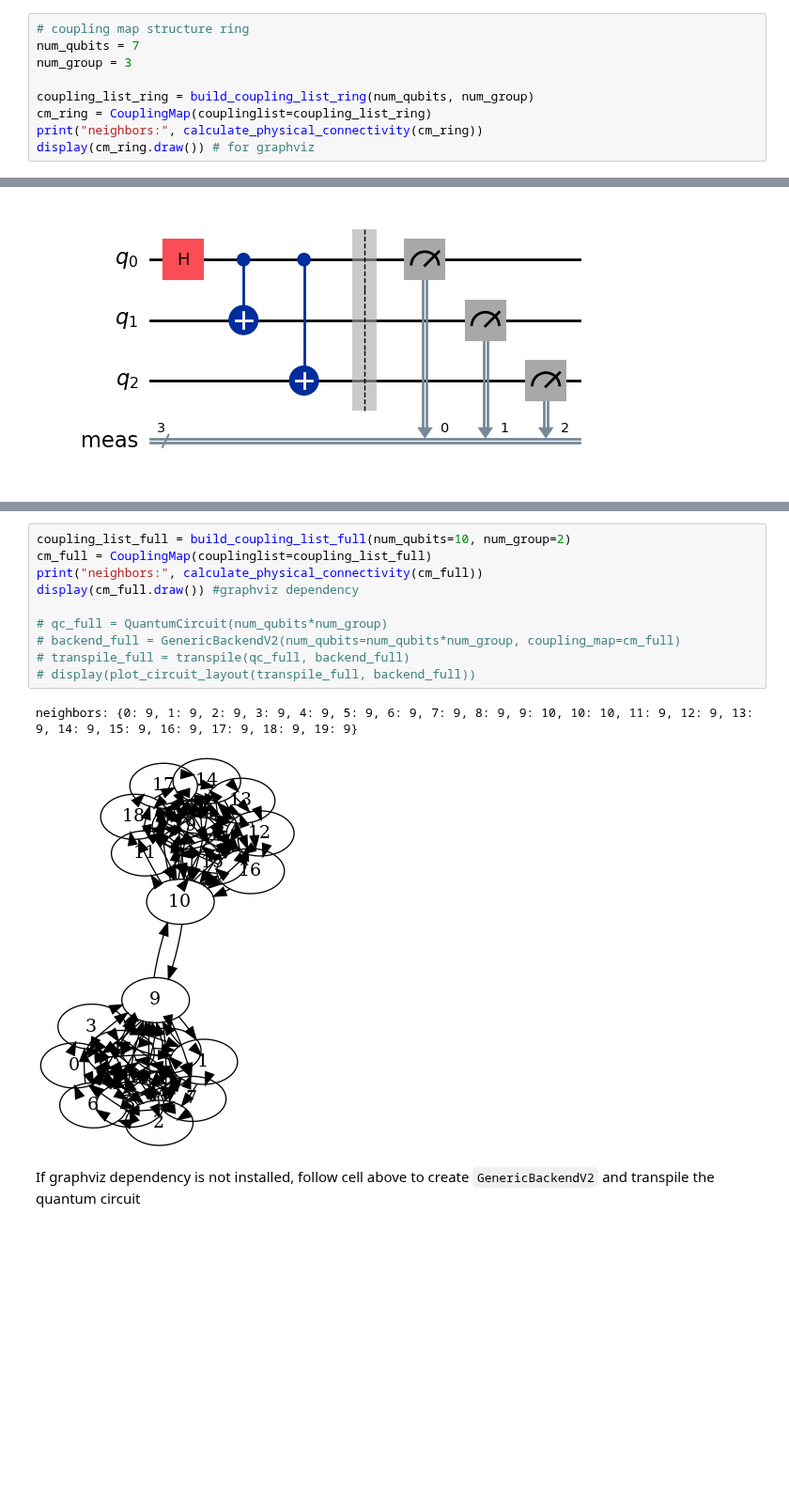
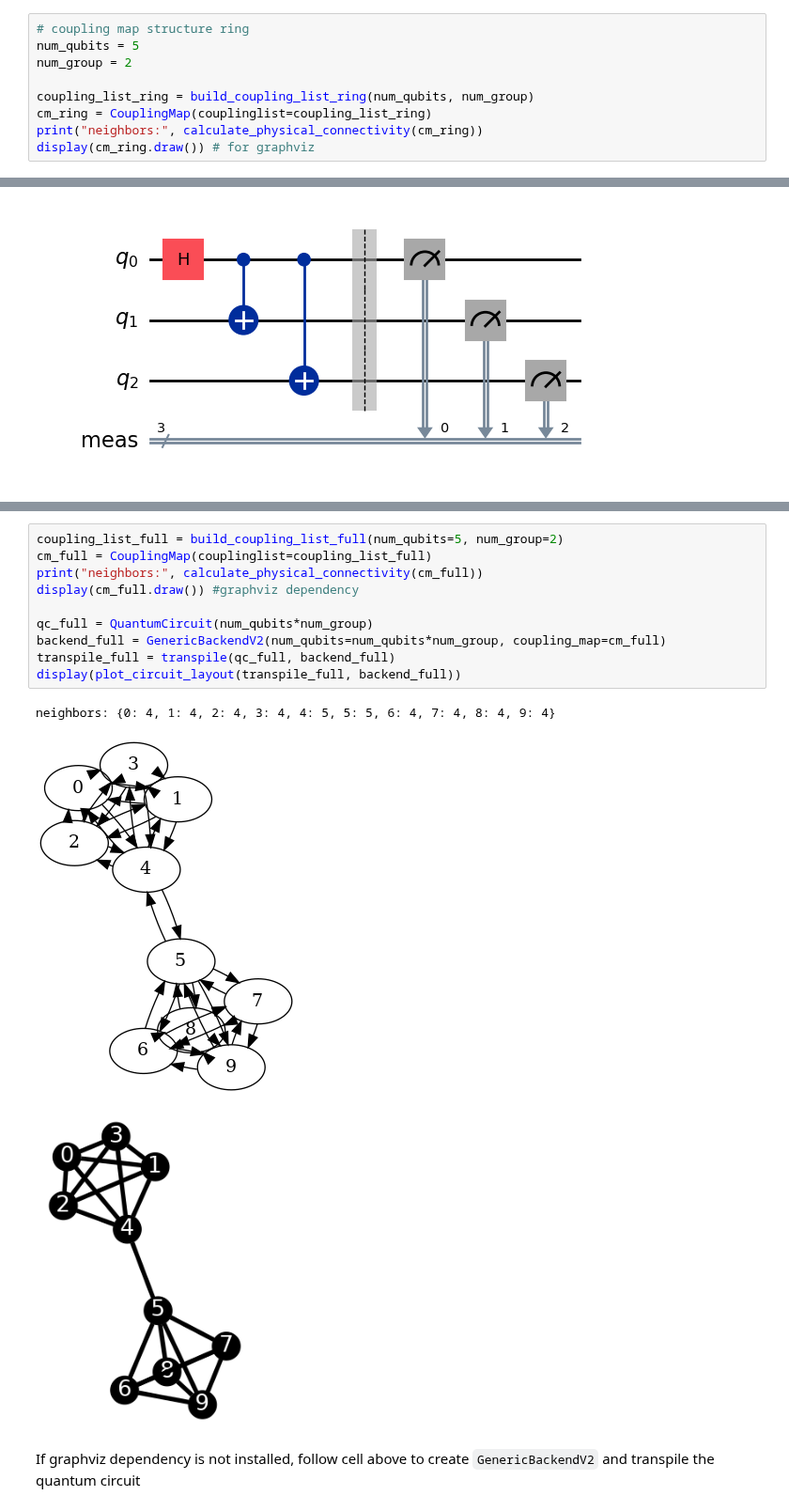
Before and after one commit to natashaval/qubit-mapping-distributed-qc, a Jupyter notebook: 0_generic_backend.ipynb, the cells around one changed output, grey strips where cells are left out. Shown at 94% size. Cells and saved outputs as stored; diff of their text form; blank space fills up the shorter version.

```diff
--- a/0_generic_backend.ipynb
+++ b/0_generic_backend.ipynb
@@ -32,8 +32,8 @@ def calculate_physical_connectivity(
         }
 # %%
 # coupling map structure ring
-num_qubits = 7
-num_group = 3
+num_qubits = 5
+num_group = 2
 
 coupling_list_ring = build_coupling_list_ring(num_qubits, num_group)
 cm_ring = CouplingMap(couplinglist=coupling_list_ring)
@@ -80,16 +80,17 @@ display(plot_histogram(counts))
 # %%
-coupling_list_full = build_coupling_list_full(num_qubits=10, num_group=2)
+coupling_list_full = build_coupling_list_full(num_qubits=5, num_group=2)
 cm_full = CouplingMap(couplinglist=coupling_list_full)
 print("neighbors:", calculate_physical_connectivity(cm_full))
 display(cm_full.draw()) #graphviz dependency
 
-# qc_full = QuantumCircuit(num_qubits*num_group)
-# backend_full = GenericBackendV2(num_qubits=num_qubits*num_group, coupling_map=cm_full)
-# transpile_full = transpile(qc_full, backend_full)
-# display(plot_circuit_layout(transpile_full, backend_full))
+qc_full = QuantumCircuit(num_qubits*num_group)
+backend_full = GenericBackendV2(num_qubits=num_qubits*num_group, coupling_map=cm_full)
+transpile_full = transpile(qc_full, backend_full)
+display(plot_circuit_layout(transpile_full, backend_full))
 # %% [output]
-neighbors: {0: 9, 1: 9, 2: 9, 3: 9, 4: 9, 5: 9, 6: 9, 7: 9, 8: 9, 9: 10, 10: 10, 11: 9, 12: 9, 13: 9, 14: 9, 15: 9, 16: 9, 17: 9, 18: 9, 19: 9}
+neighbors: {0: 4, 1: 4, 2: 4, 3: 4, 4: 5, 5: 5, 6: 4, 7: 4, 8: 4, 9: 4}
-[figure, old version]
+[figure, new version]
+[figure, added]
 # %% [markdown]
 If graphviz dependency is not installed, follow cell above to create `GenericBackendV2` and transpile the quantum circuit
 # %%
```
Also changed, not shown: parts of 9 cells of this notebook, 7 other files.
